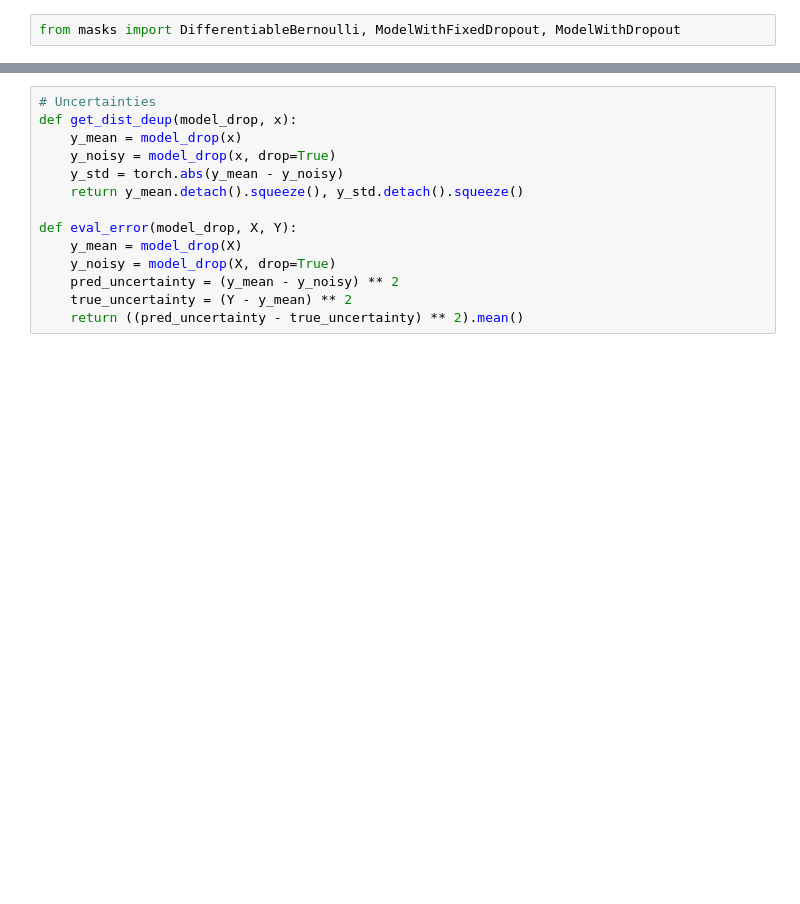
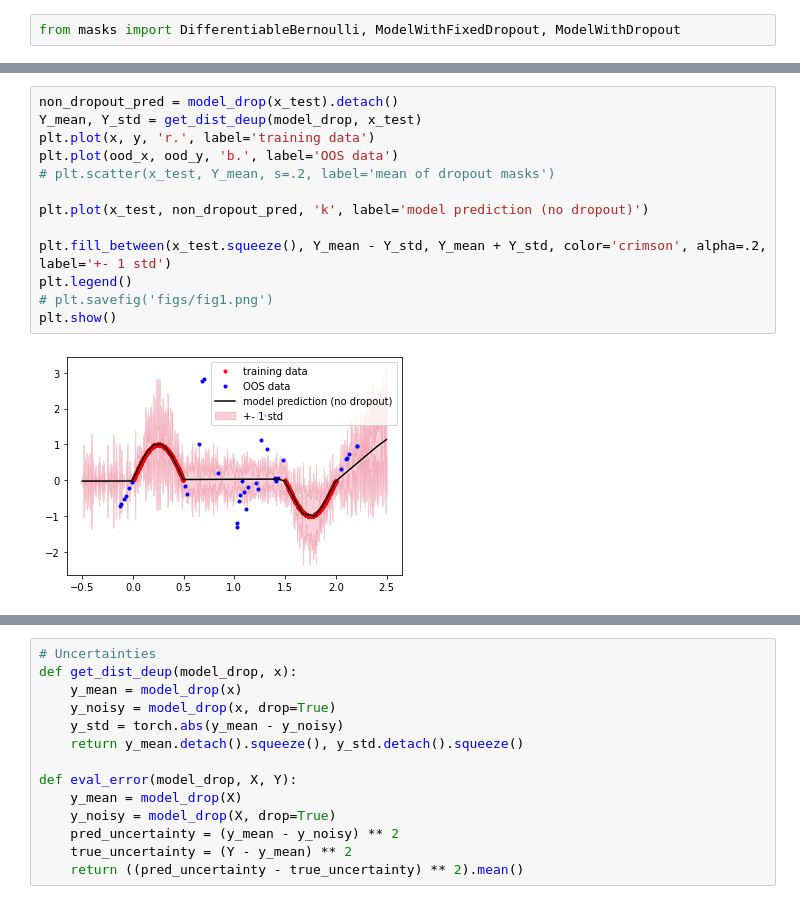
Before and after one commit to saleml/mcdeup, a Jupyter notebook: exploratory.ipynb, the cells around one changed output, grey strips where cells are left out. Drawn from its saved outputs; the diff is of its cells as text; blank space fills up the shorter version.

```diff
--- a/exploratory.ipynb
+++ b/exploratory.ipynb
@@ -154,3 +155,18 @@ plt.plot(losses)
+# %%
+non_dropout_pred = model_drop(x_test).detach()
+Y_mean, Y_std = get_dist_deup(model_drop, x_test)
+plt.plot(x, y, 'r.', label='training data')
+plt.plot(ood_x, ood_y, 'b.', label='OOS data')
+# plt.scatter(x_test, Y_mean, s=.2, label='mean of dropout masks')
+
+plt.plot(x_test, non_dropout_pred, 'k', label='model prediction (no dropout)')
+
+plt.fill_between(x_test.squeeze(), Y_mean - Y_std, Y_mean + Y_std, color='crimson', alpha=.2, label='+- 1 std')
+plt.legend()
+# plt.savefig('figs/fig1.png')
+plt.show()
+# %% [output]
+[figure, added]
 # %%
 # match oos-sample L2 errors
 lr = 1e-3
```
Also changed, not shown: parts of 6 cells of this notebook, 2 other files.
